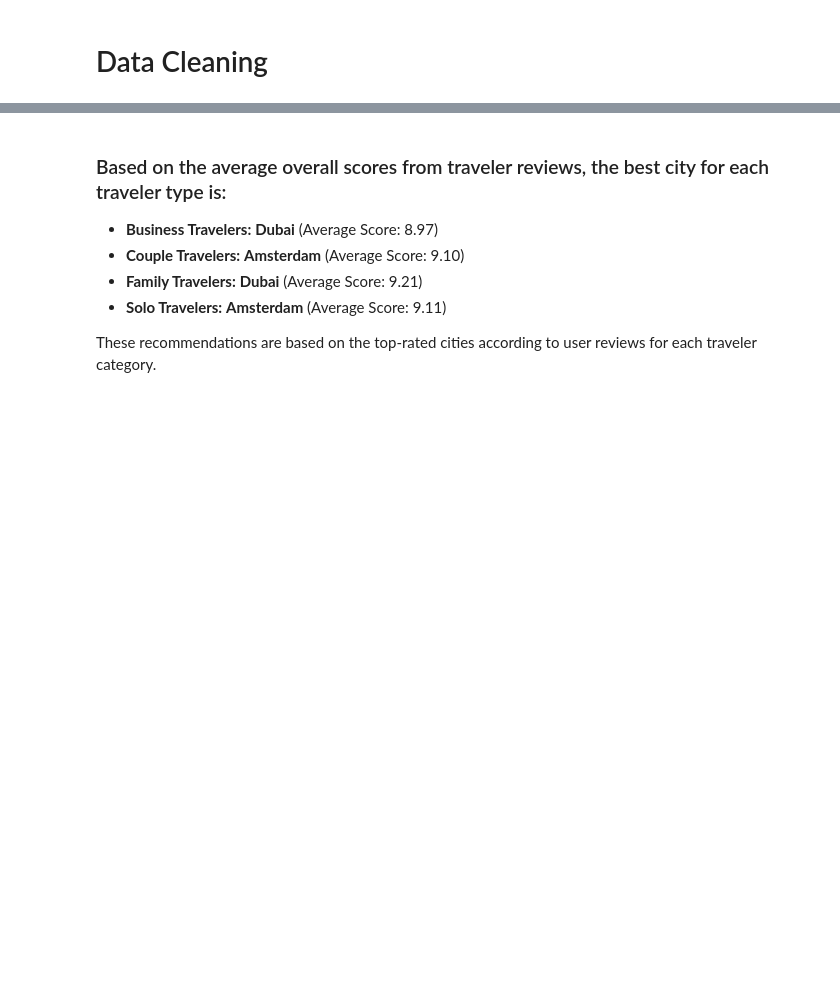
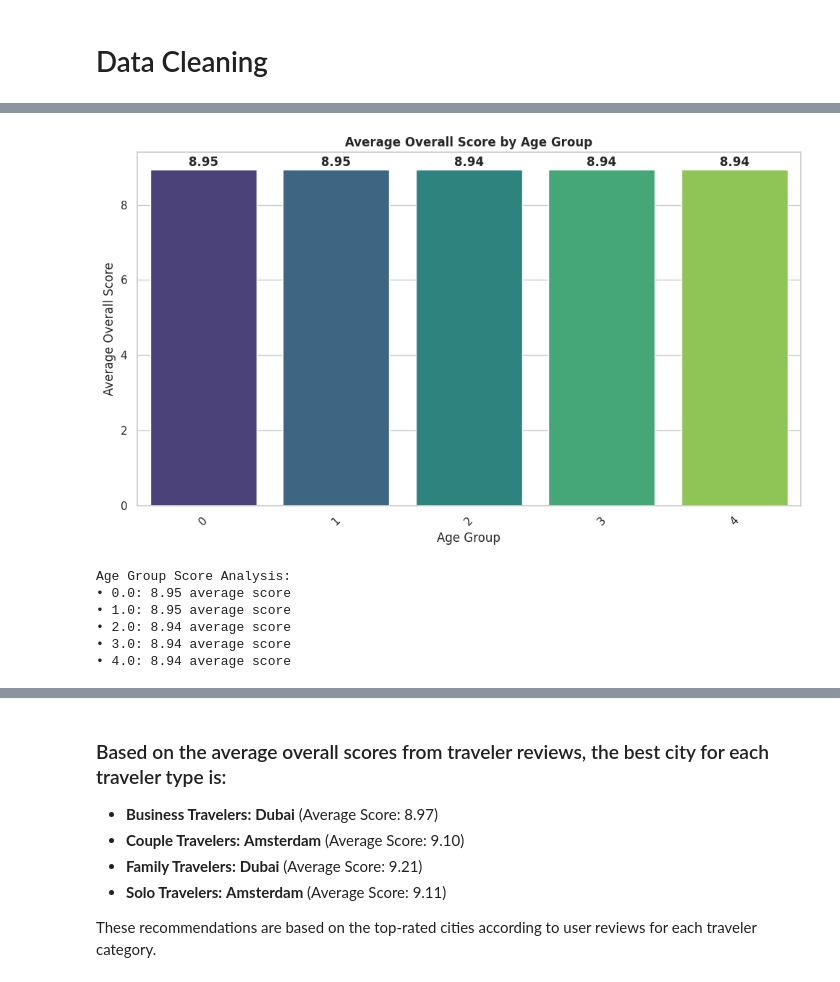
Before and after one commit to Zeyoman1001/ACLProjectHotel-zeiad.sayed-student.guc.edu.eg, a Jupyter notebook: acl-project.ipynb, the cells around one changed output, grey strips where cells are left out. Drawn from its saved outputs; the diff is of its cells as text; code cells hidden in the pictures; blank space fills up the shorter version.

```diff
--- a/acl-project.ipynb
+++ b/acl-project.ipynb
@@ -171,0 +314,31 @@ plt.show()
+# %%
+# Bar Plot: Average Overall Score by Age Group (using Seaborn)
+plt.figure(figsize=(10, 6))
+
+# Create age groups aggregation - using original columns before one-hot encoding
+age_score_data = df.groupby('age_group')['score_overall'].mean().reset_index()
+
+sns.barplot(data=age_score_data, x='age_group', y='score_overall', palette='viridis')
+plt.title('Average Overall Score by Age Group', fontweight='bold')
+plt.xlabel('Age Group')
+plt.ylabel('Average Overall Score')
+plt.xticks(rotation=45)
+
+# Add value labels on top of bars
+for i, v in enumerate(age_score_data['score_overall']):
+    plt.text(i, v + 0.02, f'{v:.2f}', ha='center', va='bottom', fontweight='bold')
+
+plt.tight_layout()
+plt.show()
+
+print("Age Group Score Analysis:")
+for idx, row in age_score_data.iterrows():
+    print(f"• {row['age_group']}: {row['score_overall']:.2f} average score")
+# %% [output]
+[figure, added]
+Age Group Score Analysis:
+• 0.0: 8.95 average score
+• 1.0: 8.95 average score
+• 2.0: 8.94 average score
+• 3.0: 8.94 average score
+• 4.0: 8.94 average score
```
Also changed, not shown: parts of 42 cells of this notebook.
